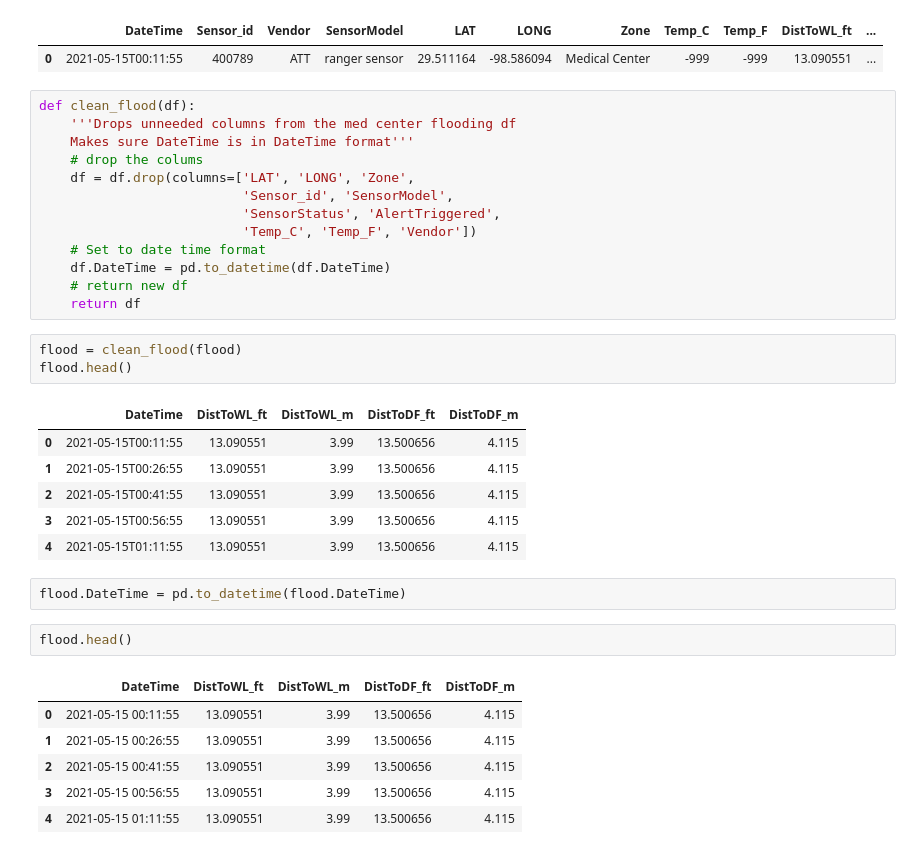
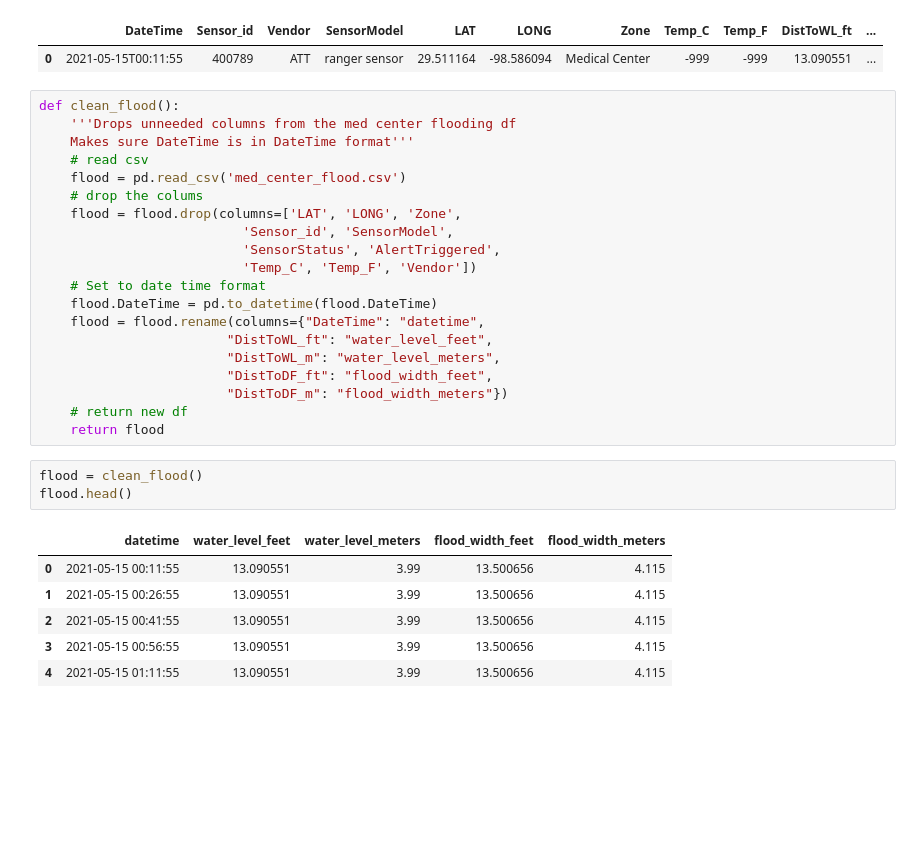
Before and after one commit to slc-data/2021-datathon, a Jupyter notebook: workbooks/caitlyn/acquire&prepare.ipynb, the cells around one changed output. Drawn from its saved outputs; the diff is of its cells as text; blank space fills up the shorter version.

```diff
--- a/workbooks/caitlyn/acquire&prepare.ipynb
+++ b/workbooks/caitlyn/acquire&prepare.ipynb
@@ -373,36 +377,32 @@ flood.head(1)
 |  | DateTime | Sensor_id | Vendor | SensorModel | LAT | LONG | Zone | Temp_C | Temp_F | DistToWL_ft | ... |
 | 0 | 2021-05-15T00:11:55 | 400789 | ATT | ranger sensor | 29.511164 | -98.586094 | Medical Center | -999 | -999 | 13.090551 | ... |
 # %%
-def clean_flood(df):
+def clean_flood():
     '''Drops unneeded columns from the med center flooding df
     Makes sure DateTime is in DateTime format'''
+    # read csv
+    flood = pd.read_csv('med_center_flood.csv')
     # drop the colums
-    df = df.drop(columns=['LAT', 'LONG', 'Zone',
+    flood = flood.drop(columns=['LAT', 'LONG', 'Zone',
                           'Sensor_id', 'SensorModel',
                           'SensorStatus', 'AlertTriggered',
                           'Temp_C', 'Temp_F', 'Vendor'])
     # Set to date time format
-    df.DateTime = pd.to_datetime(df.DateTime)
+    flood.DateTime = pd.to_datetime(flood.DateTime)
+    flood = flood.rename(columns={"DateTime": "datetime",
+                        "DistToWL_ft": "water_level_feet",
+                        "DistToWL_m": "water_level_meters",
+                        "DistToDF_ft": "flood_width_feet",
+                        "DistToDF_m": "flood_width_meters"})
     # return new df
-    return df
+    return flood
 # %%
-flood = clean_flood(flood)
+flood = clean_flood()
 flood.head()
 # %% [output]
-|  | DateTime | DistToWL_ft | DistToWL_m | DistToDF_ft | DistToDF_m |
-| 0 | 2021-05-15T00:11:55 | 13.090551 | 3.99 | 13.500656 | 4.115 |
-| 1 | 2021-05-15T00:26:55 | 13.090551 | 3.99 | 13.500656 | 4.115 |
-| 2 | 2021-05-15T00:41:55 | 13.090551 | 3.99 | 13.500656 | 4.115 |
-| 3 | 2021-05-15T00:56:55 | 13.090551 | 3.99 | 13.500656 | 4.115 |
-| 4 | 2021-05-15T01:11:55 | 13.090551 | 3.99 | 13.500656 | 4.115 |
+|  | datetime | water_level_feet | water_level_meters | flood_width_feet | flood_width_meters |
+| 0 | 2021-05-15 00:11:55 | 13.090551 | 3.99 | 13.500656 | 4.115 |
+| 1 | 2021-05-15 00:26:55 | 13.090551 | 3.99 | 13.500656 | 4.115 |
+| 2 | 2021-05-15 00:41:55 | 13.090551 | 3.99 | 13.500656 | 4.115 |
+| 3 | 2021-05-15 00:56:55 | 13.090551 | 3.99 | 13.500656 | 4.115 |
+| 4 | 2021-05-15 01:11:55 | 13.090551 | 3.99 | 13.500656 | 4.115 |
-# %%
-flood.DateTime = pd.to_datetime(flood.DateTime)
-# %%
-flood.head()
-# %% [output]
-|  | DateTime | DistToWL_ft | DistToWL_m | DistToDF_ft | DistToDF_m |
-| 0 | 2021-05-15 00:11:55 | 13.090551 | 3.99 | 13.500656 | 4.115 |
-| 1 | 2021-05-15 00:26:55 | 13.090551 | 3.99 | 13.500656 | 4.115 |
-| 2 | 2021-05-15 00:41:55 | 13.090551 | 3.99 | 13.500656 | 4.115 |
-| 3 | 2021-05-15 00:56:55 | 13.090551 | 3.99 | 13.500656 | 4.115 |
-| 4 | 2021-05-15 01:11:55 | 13.090551 | 3.99 | 13.500656 | 4.115 |
```
Also changed, not shown: parts of 4 cells of this notebook, 2 other files.
